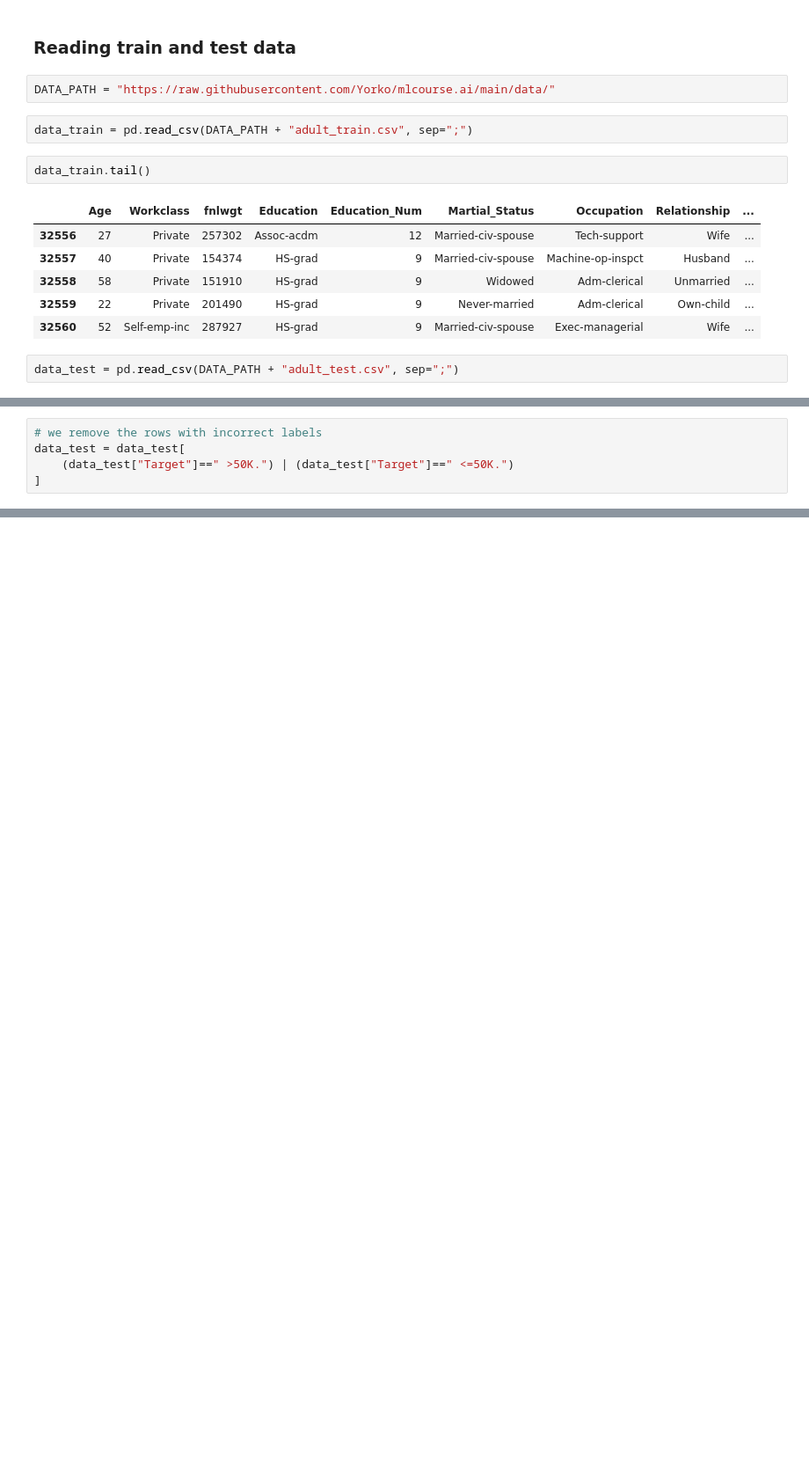
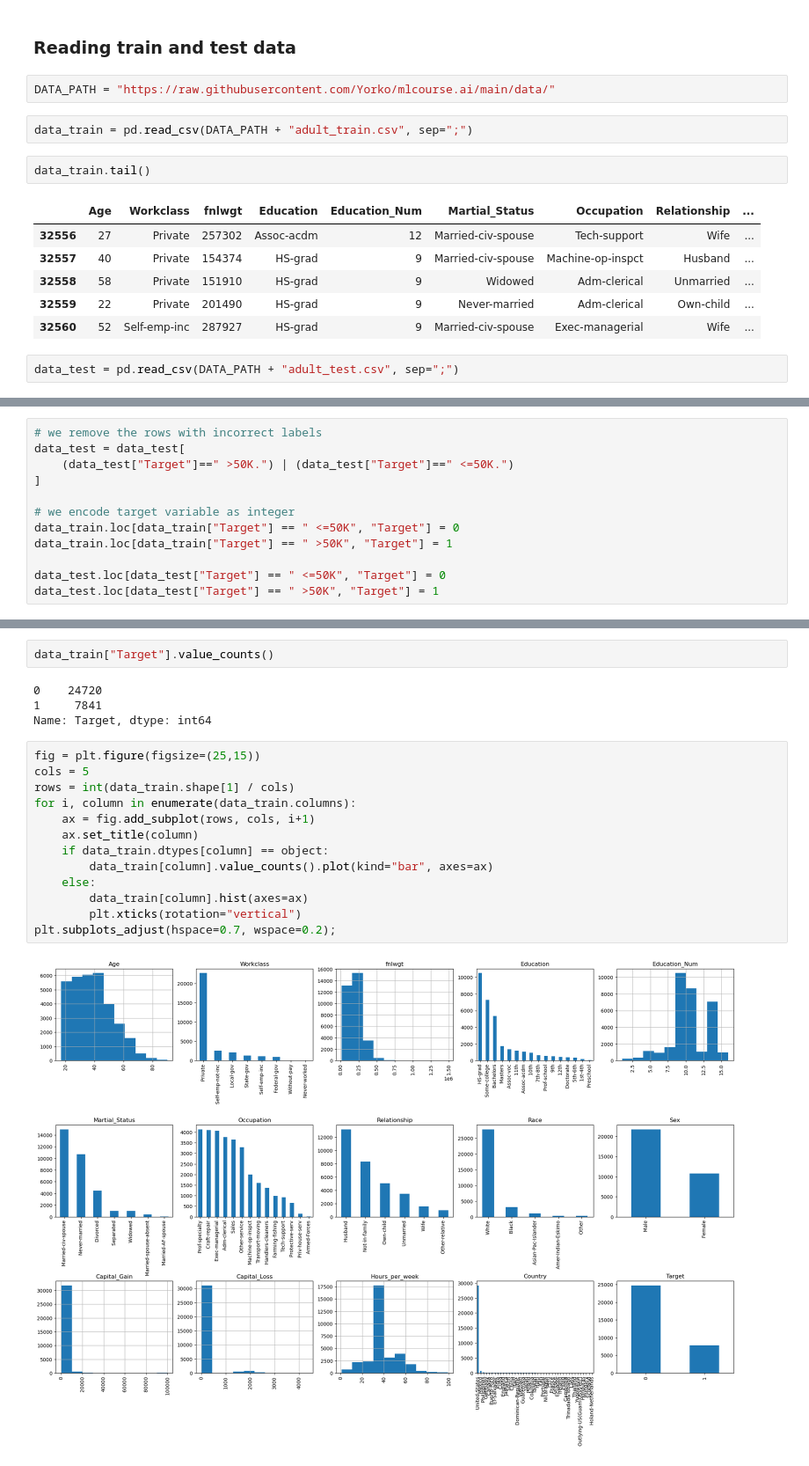
Before and after one commit to anamillen/mlcourse.ai-solutions, a Jupyter notebook: Assignments/Exploratory data analysis with Pandas/Assignment #3.ipynb, the cells around one changed output, grey strips where cells are left out. Shown at 88% size. Saved outputs shown, nothing was run; the diff lists cells and outputs as text; blank space fills up the shorter version.

```diff
--- a/Assignments/Exploratory data analysis with Pandas/Assignment #3.ipynb
+++ b/Assignments/Exploratory data analysis with Pandas/Assignment #3.ipynb
@@ -236,3 +231,10 @@ data_test.tail()
 data_test = data_test[
     (data_test["Target"]==" >50K.") | (data_test["Target"]==" <=50K.")
 ]
+
+# we encode target variable as integer
+data_train.loc[data_train["Target"] == " <=50K", "Target"] = 0
+data_train.loc[data_train["Target"] == " >50K", "Target"] = 1
+
+data_test.loc[data_test["Target"] == " <=50K", "Target"] = 0
+data_test.loc[data_test["Target"] == " >50K", "Target"] = 1
@@ -242,0 +262,21 @@ Index: []
+# %%
+data_train["Target"].value_counts()
+# %% [output]
+0    24720
+1     7841
+Name: Target, dtype: int64
+# %%
+fig = plt.figure(figsize=(25,15))
+cols = 5
+rows = int(data_train.shape[1] / cols)
+for i, column in enumerate(data_train.columns):
+    ax = fig.add_subplot(rows, cols, i+1)
+    ax.set_title(column)
+    if data_train.dtypes[column] == object:
+        data_train[column].value_counts().plot(kind="bar", axes=ax)
+    else:
+        data_train[column].hist(axes=ax)
+        plt.xticks(rotation="vertical")
+plt.subplots_adjust(hspace=0.7, wspace=0.2);
+# %% [output]
+[figure, added]
```
Also changed, not shown: parts of 15 cells of this notebook.
